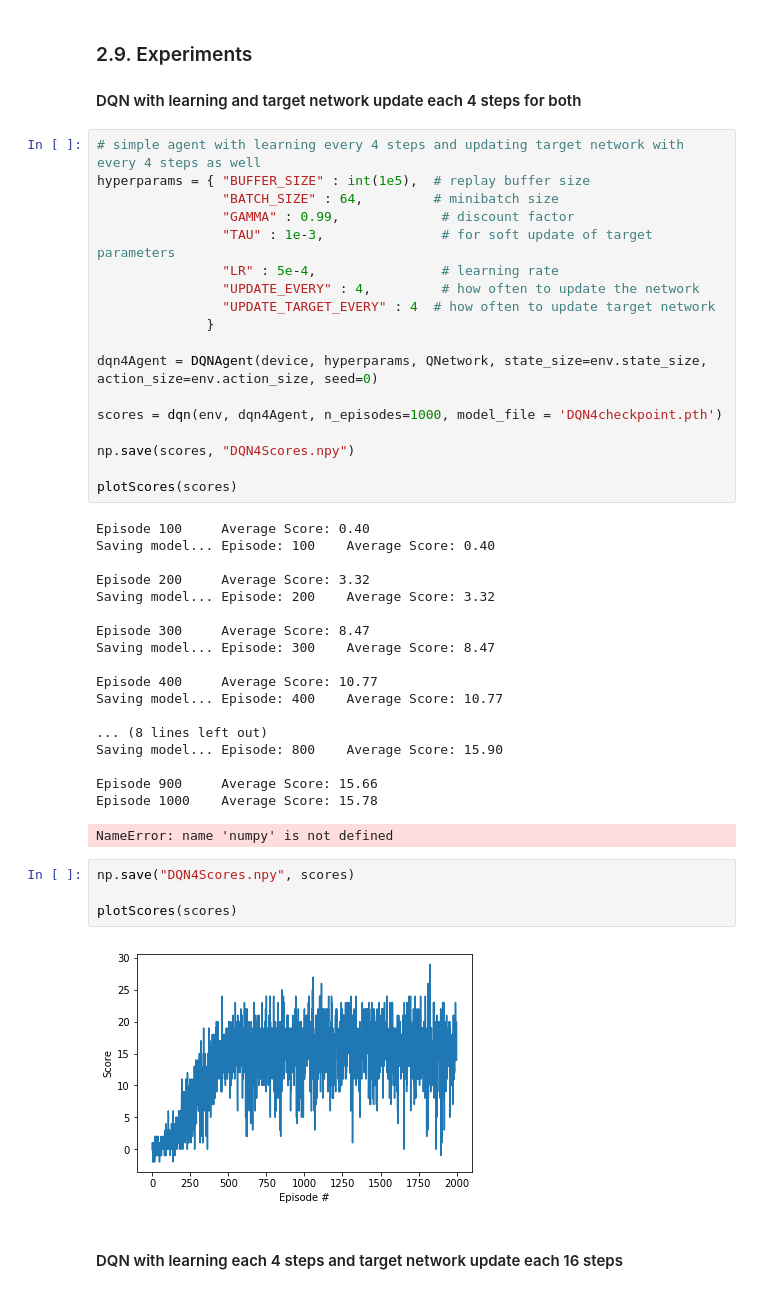
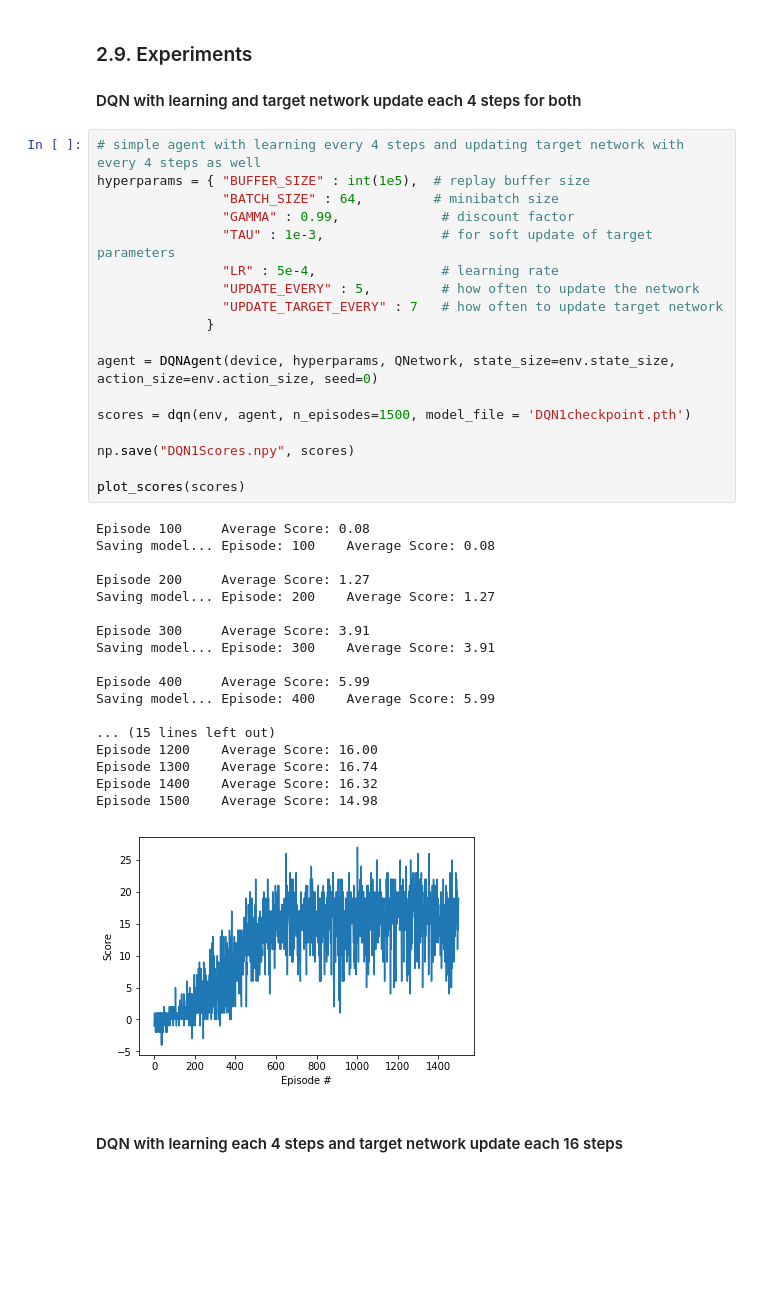
Before and after one commit to alexeysas/drl-navigation, a Jupyter notebook: Navigation.ipynb, the cells around one changed output. Drawn from its saved outputs; the diff is of its cells as text; blank space fills up the shorter version.

```diff
--- a/Navigation.ipynb
+++ b/Navigation.ipynb
@@ -657,46 +662,40 @@ def plot_comparison(models,  labels, periods):
 # %%
 # simple agent with learning every 4 steps and updating target network with every 4 steps as well
 hyperparams = { "BUFFER_SIZE" : int(1e5),  # replay buffer size
                 "BATCH_SIZE" : 64,         # minibatch size
                 "GAMMA" : 0.99,             # discount factor
                 "TAU" : 1e-3,               # for soft update of target parameters
                 "LR" : 5e-4,                # learning rate
-                "UPDATE_EVERY" : 4,         # how often to update the network
-                "UPDATE_TARGET_EVERY" : 4  # how often to update target network
+                "UPDATE_EVERY" : 5,         # how often to update the network
+                "UPDATE_TARGET_EVERY" : 7   # how often to update target network
               }
 
-dqn4Agent = DQNAgent(device, hyperparams, QNetwork, state_size=env.state_size, action_size=env.action_size, seed=0)
+agent = DQNAgent(device, hyperparams, QNetwork, state_size=env.state_size, action_size=env.action_size, seed=0)
 
-scores = dqn(env, dqn4Agent, n_episodes=1000, model_file = 'DQN4checkpoint.pth')
+scores = dqn(env, agent, n_episodes=1500, model_file = 'DQN1checkpoint.pth')
 
-np.save(scores, "DQN4Scores.npy")
+np.save("DQN1Scores.npy", scores)
 
-plotScores(scores)
+plot_scores(scores)
 # %% [output]
-Episode 100     Average Score: 0.40
-Saving model... Episode: 100    Average Score: 0.40
+Episode 100     Average Score: 0.08
+Saving model... Episode: 100    Average Score: 0.08
 
-Episode 200     Average Score: 3.32
-Saving model... Episode: 200    Average Score: 3.32
+Episode 200     Average Score: 1.27
+Saving model... Episode: 200    Average Score: 1.27
 
-Episode 300     Average Score: 8.47
-Saving model... Episode: 300    Average Score: 8.47
+Episode 300     Average Score: 3.91
+Saving model... Episode: 300    Average Score: 3.91
 
-Episode 400     Average Score: 10.77
-Saving model... Episode: 400    Average Score: 10.77
+Episode 400     Average Score: 5.99
+Saving model... Episode: 400    Average Score: 5.99
 
-... (8 lines left out)
-Saving model... Episode: 800    Average Score: 15.90
-
-Episode 900     Average Score: 15.66
-Episode 1000    Average Score: 15.78
+... (15 lines left out)
+Episode 1200    Average Score: 16.00
+Episode 1300    Average Score: 16.74
+Episode 1400    Average Score: 16.32
+Episode 1500    Average Score: 14.98
-NameError: name 'numpy' is not defined
+[figure, added]
-# %%
-np.save("DQN4Scores.npy", scores)
-
-plotScores(scores)
-# %% [output]
-[figure, removed]
 # %% [markdown]
 #### DQN with learning each 4 steps and target network update each 16 steps
 # %%
```
Also changed, not shown: parts of 11 cells of this notebook, 17 other files.
